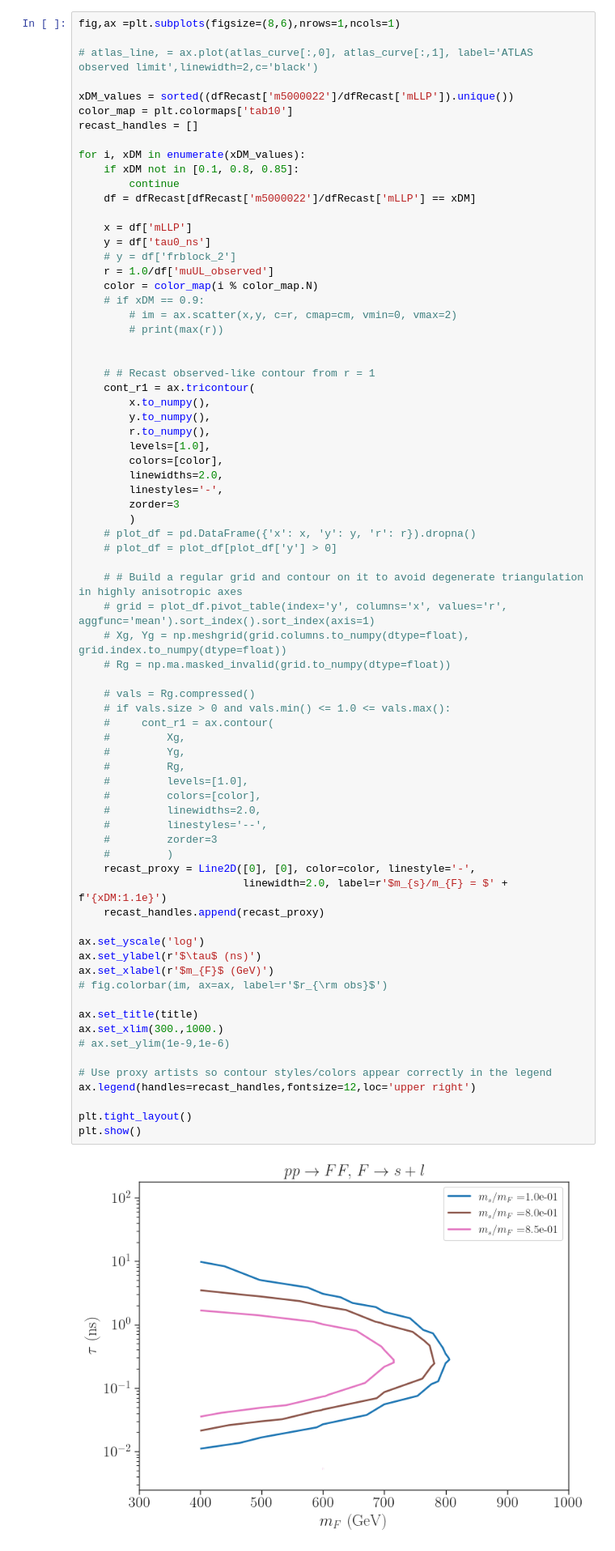
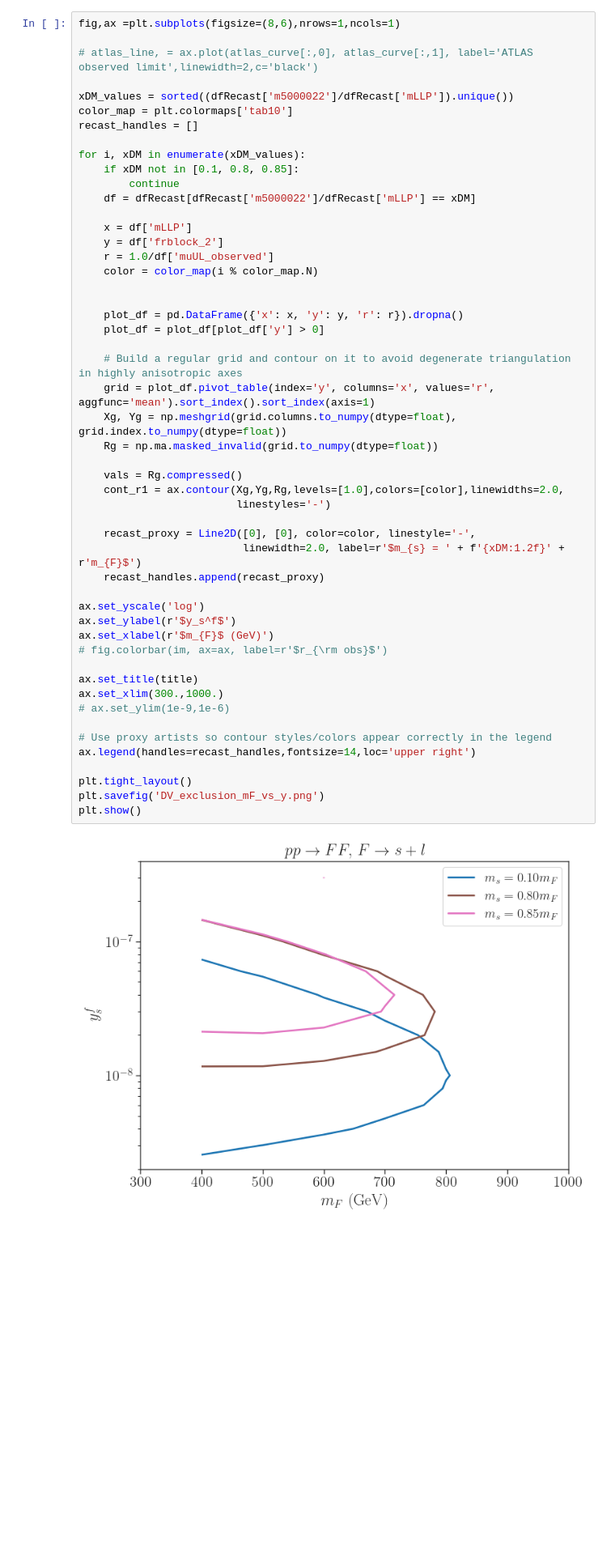
Before and after one commit to andlessa/LowTRHFIMP, a Jupyter notebook: ATLAS-SUSY-2018-14_displacedLeptons/plotEffs_HeHe.ipynb, the cells around one changed output. Shown at 81% size. Cells and saved outputs as stored; diff of their text form; blank space fills up the shorter version.

Commit message:
Added plots

```diff
--- a/ATLAS-SUSY-2018-14_displacedLeptons/plotEffs_HeHe.ipynb
+++ b/ATLAS-SUSY-2018-14_displacedLeptons/plotEffs_HeHe.ipynb
@@ -206,71 +259,49 @@ color_map = plt.colormaps['tab10']
 recast_handles = []
 
 for i, xDM in enumerate(xDM_values):
     if xDM not in [0.1, 0.8, 0.85]:
         continue
     df = dfRecast[dfRecast['m5000022']/dfRecast['mLLP'] == xDM]
 
     x = df['mLLP']
-    y = df['tau0_ns']
-    # y = df['frblock_2']
+    y = df['frblock_2']
     r = 1.0/df['muUL_observed']
     color = color_map(i % color_map.N)
-    # if xDM == 0.9:
-        # im = ax.scatter(x,y, c=r, cmap=cm, vmin=0, vmax=2)
-        # print(max(r))
 
 
-    # # Recast observed-like contour from r = 1
-    cont_r1 = ax.tricontour(
-        x.to_numpy(),
-        y.to_numpy(),
-        r.to_numpy(),
-        levels=[1.0],
-        colors=[color],
-        linewidths=2.0,
-        linestyles='-',
-        zorder=3
-        )
-    # plot_df = pd.DataFrame({'x': x, 'y': y, 'r': r}).dropna()
-    # plot_df = plot_df[plot_df['y'] > 0]
+    plot_df = pd.DataFrame({'x': x, 'y': y, 'r': r}).dropna()
+    plot_df = plot_df[plot_df['y'] > 0]
 
-    # # Build a regular grid and contour on it to avoid degenerate triangulation in highly anisotropic axes
-    # grid = plot_df.pivot_table(index='y', columns='x', values='r', aggfunc='mean').sort_index().sort_index(axis=1)
-    # Xg, Yg = np.meshgrid(grid.columns.to_numpy(dtype=float), grid.index.to_numpy(dtype=float))
-    # Rg = np.ma.masked_invalid(grid.to_numpy(dtype=float))
+    # Build a regular grid and contour on it to avoid degenerate triangulation in highly anisotropic axes
+    grid = plot_df.pivot_table(index='y', columns='x', values='r', aggfunc='mean').sort_index().sort_index(axis=1)
+    Xg, Yg = np.meshgrid(grid.columns.to_numpy(dtype=float), grid.index.to_numpy(dtype=float))
+    Rg = np.ma.masked_invalid(grid.to_numpy(dtype=float))
 
-    # vals = Rg.compressed()
-    # if vals.size > 0 and vals.min() <= 1.0 <= vals.max():
-    #     cont_r1 = ax.contour(
-    #         Xg,
-    #         Yg,
-    #         Rg,
-    #         levels=[1.0],
-    #         colors=[color],
-    #         linewidths=2.0,
-    #         linestyles='--',
-    #         zorder=3
-    #         )
+    vals = Rg.compressed()
+    cont_r1 = ax.contour(Xg,Yg,Rg,levels=[1.0],colors=[color],linewidths=2.0,
+                         linestyles='-')
+
     recast_proxy = Line2D([0], [0], color=color, linestyle='-',
-                          linewidth=2.0, label=r'$m_{s}/m_{F} = $' + f'{xDM:1.1e}')
+                          linewidth=2.0, label=r'$m_{s} = ' + f'{xDM:1.2f}' + r'm_{F}$')
     recast_handles.append(recast_proxy)
 
 ax.set_yscale('log')
-ax.set_ylabel(r'$\tau$ (ns)')
+ax.set_ylabel(r'$y_s^f$')
 ax.set_xlabel(r'$m_{F}$ (GeV)')
 # fig.colorbar(im, ax=ax, label=r'$r_{\rm obs}$')
 
 ax.set_title(title)
 ax.set_xlim(300.,1000.)
 # ax.set_ylim(1e-9,1e-6)
 
 # Use proxy artists so contour styles/colors appear correctly in the legend
-ax.legend(handles=recast_handles,fontsize=12,loc='upper right')
+ax.legend(handles=recast_handles,fontsize=14,loc='upper right')
 
 plt.tight_layout()
+plt.savefig('DV_exclusion_mF_vs_y.png')
 plt.show()
 # %% [output]
-[figure, old version]
+[figure, new version]
 # %% [markdown]
 ### Plot as a function of mass compression
 # %%
```
Also changed, not shown: parts of 3 cells of this notebook, 5 other files.
